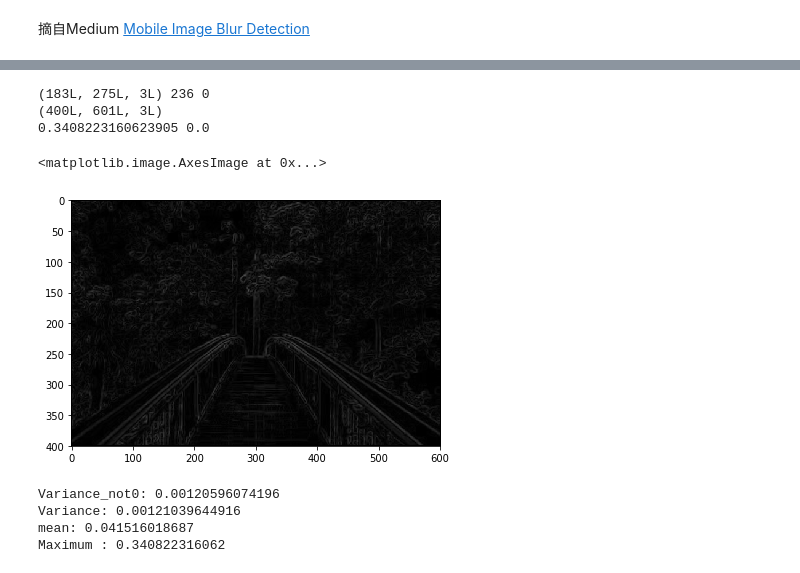
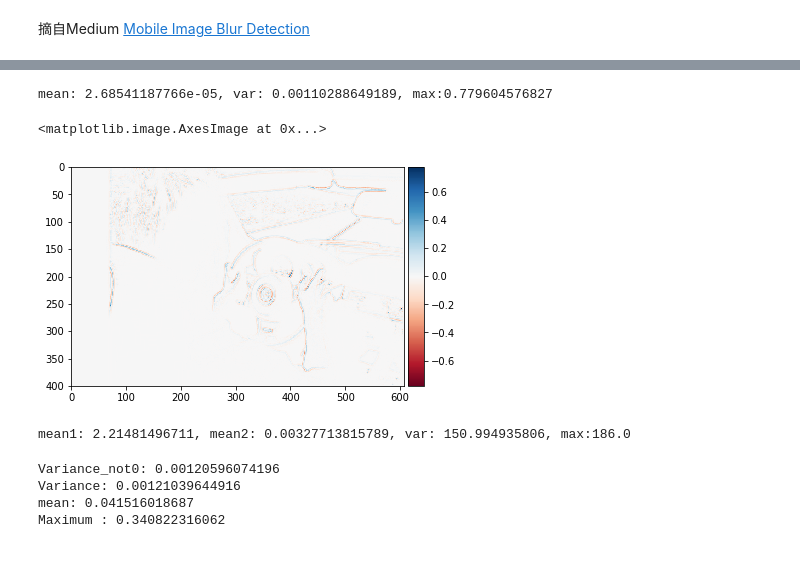
Before and after one commit to neuhzhj2012/jupyter, a Jupyter notebook: Laplace.ipynb, the cells around one changed output, grey strips where cells are left out. Drawn from its saved outputs; the diff is of its cells as text; code cells hidden in the pictures.

```diff
--- a/Laplace.ipynb
+++ b/Laplace.ipynb
@@ -15,24 +13,37 @@ from matplotlib.pyplot import plot as plot
 # %%
-path = "D:\\Data\\Video\\blur\\sharp9.jpg"
+path = "data\\black_ (12).jpg"
 img = io.imread(path)
-print (img).shape, np.amax(img), np.amin(img)
+# print (img).shape, np.amax(img), np.amin(img)
 # Resize image
 img = resize(img, (400, int((img.shape[1] * 400) /img.shape[0])))
-print img.shape
+# print img.shape
 
 # Grayscale image
 img = rgb2gray(img)
 # Edge detection
 edge_laplace = laplace(img, ksize=3)
-edge_laplace = sobel(img)
-print np.amax(edge_laplace), np.amin(edge_laplace)
+# edge_laplace = sobel(img)
+print ('mean: {}, var: {}, max:{}'.format(mean(edge_laplace),variance(edge_laplace),np.amax(edge_laplace)))
 io.imshow(edge_laplace)
 # %% [output]
-(183L, 275L, 3L) 236 0
-(400L, 601L, 3L)
-0.3408223160623905 0.0
+mean: 2.68541187766e-05, var: 0.00110288649189, max:0.779604576827
 <matplotlib.image.AxesImage at 0x...>
-[figure, old version]
+[figure, new version]
+# %%
+import cv2
+image = cv2.imread('data\\black_ (12).jpg')
+image = cv2.resize(image, (400, int((image.shape[1] * 400) /image.shape[0])), interpolation=cv2.INTER_CUBIC)
+img2gray = cv2.cvtColor(image,cv2.COLOR_RGB2GRAY)
+imageLaplace = cv2.Laplacian(img2gray,cv2.CV_64F)
+# print dir(imageLaplace)
+imageVar = imageLaplace.var()
+imageMean = imageLaplace.mean()
+imageMax = imageLaplace.max()
+imageGrad = cv2.Laplacian(img2gray,cv2.CV_16U,1,1)
+imageGrad = np.mean(imageGrad)
+print ('mean1: {}, mean2: {}, var: {}, max:{}'.format(imageGrad, imageMean, imageVar, imageMax))
+# %% [output]
+mean1: 2.21481496711, mean2: 0.00327713815789, var: 150.994935806, max:186.0
 # %%
 # Print output
 lbl, nlbl = ndimage.label(edge_laplace)
```
Also changed, not shown: parts of 4 cells of this notebook.
